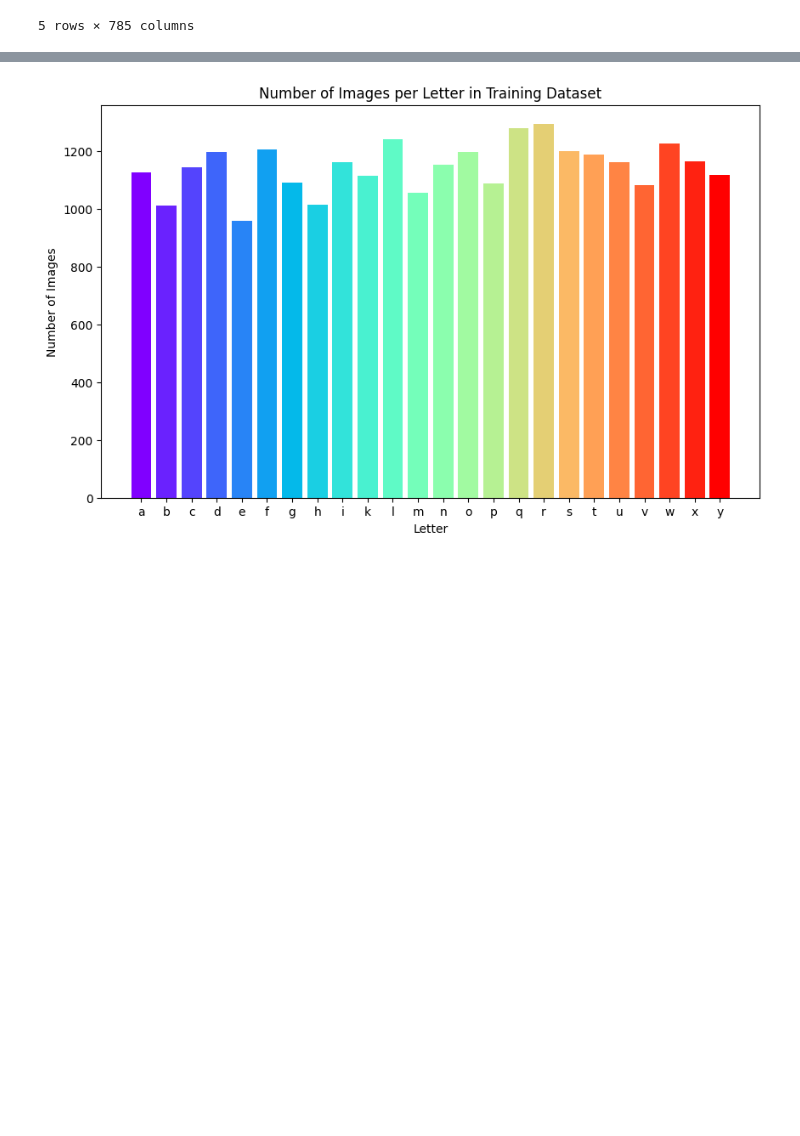
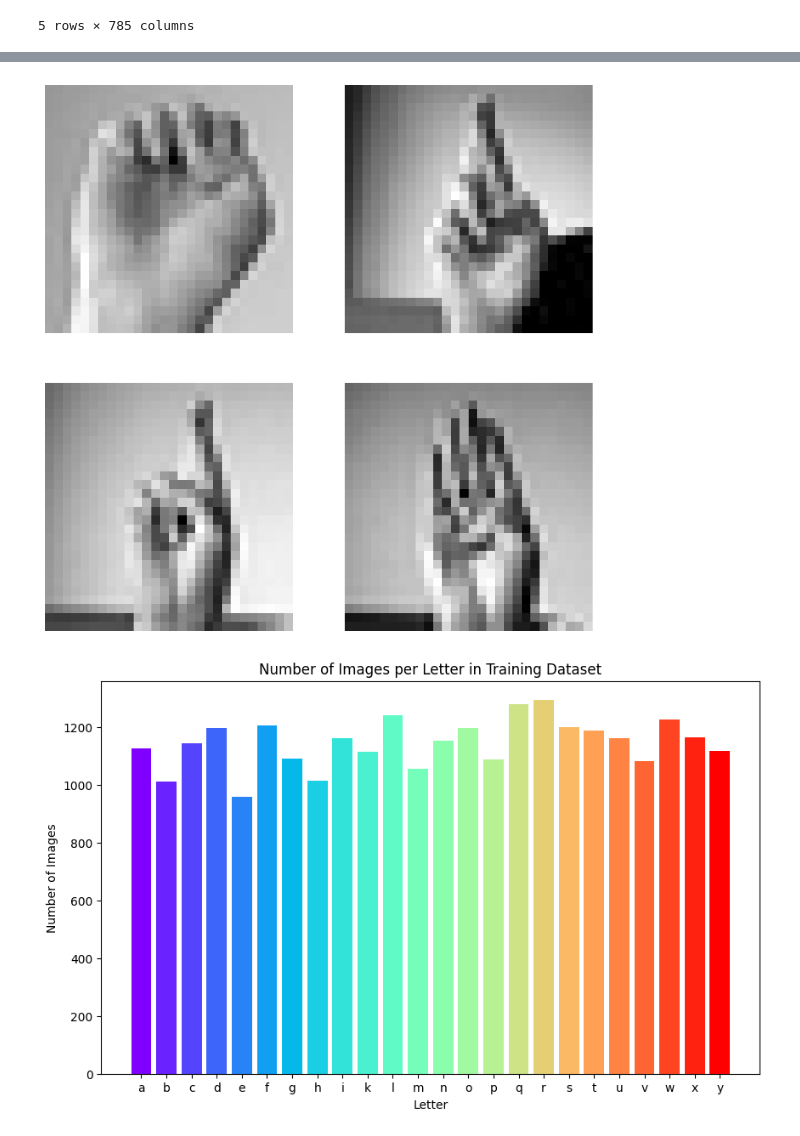
Before and after one commit to MathisAulagnier/SignLanguageLetterRecognitionAI, a Jupyter notebook: src/notebooks/proj_ia.ipynb, the cells around one changed output, grey strips where cells are left out. Saved outputs shown, nothing was run; the diff lists cells and outputs as text; code cells hidden in the pictures; blank space fills up the shorter version.

```diff
--- a/src/notebooks/proj_ia.ipynb
+++ b/src/notebooks/proj_ia.ipynb
@@ -32,3 +32,7 @@ X_train = df_train.drop('label', axis=1).values
 
 y_test = df_test['label'].values
 X_test = df_test.drop('label', axis=1).values
+# %%
+# Normalize the data
+X_train = X_train / 255
+X_test = X_test / 255
@@ -35,3 +64,14 @@ X_test = df_test.drop('label', axis=1).values
+# %%
+# Afficher 4 images aléatoires
+
+fig, ax = plt.subplots(2, 2, figsize=(10, 10))
+for i in range(2):
+    for j in range(2):
+        ax[i, j].imshow(X_train[random.randint(0, len(X_train))].reshape(28, 28), cmap=cm.gray)
+        ax[i, j].axis('off')
+plt.show()
+# %% [output]
+[figure, added]
 # %%
 # Visualisation du nombre d'image par classe dans le jeu d'entraînement
 letter_counts = {}
```
Also changed, not shown: parts of 6 cells of this notebook.
